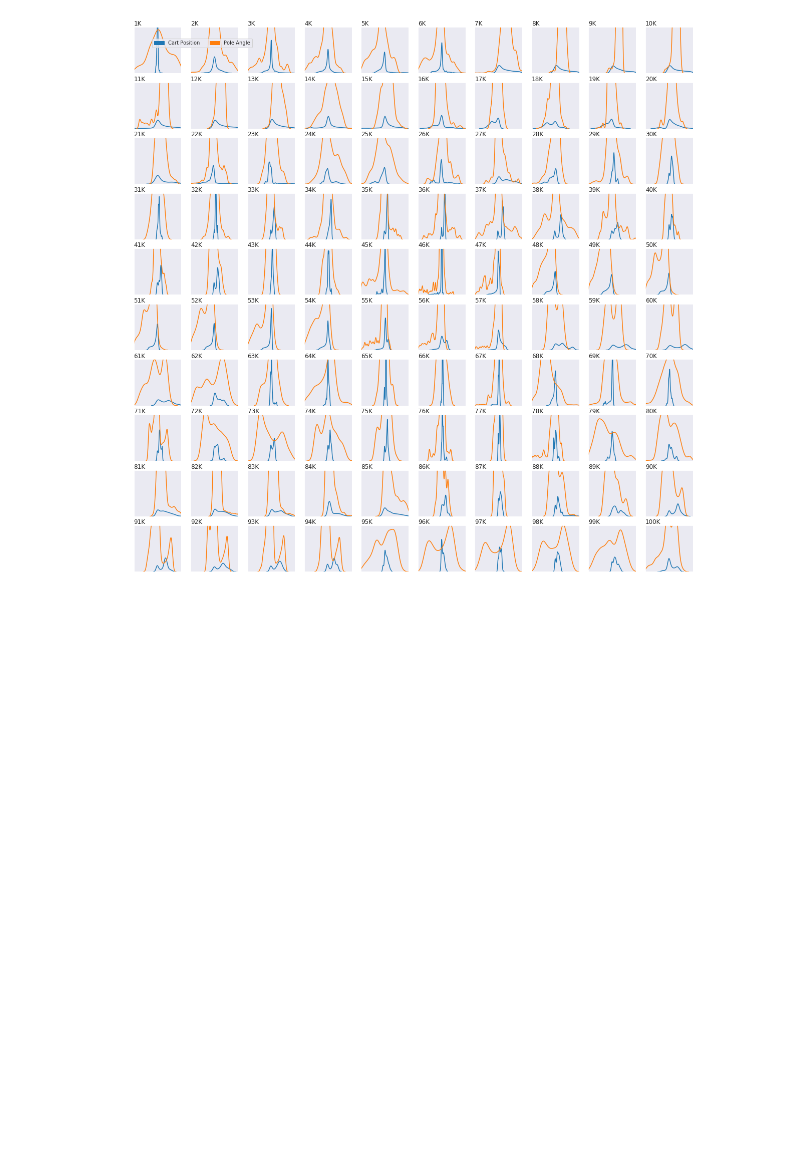
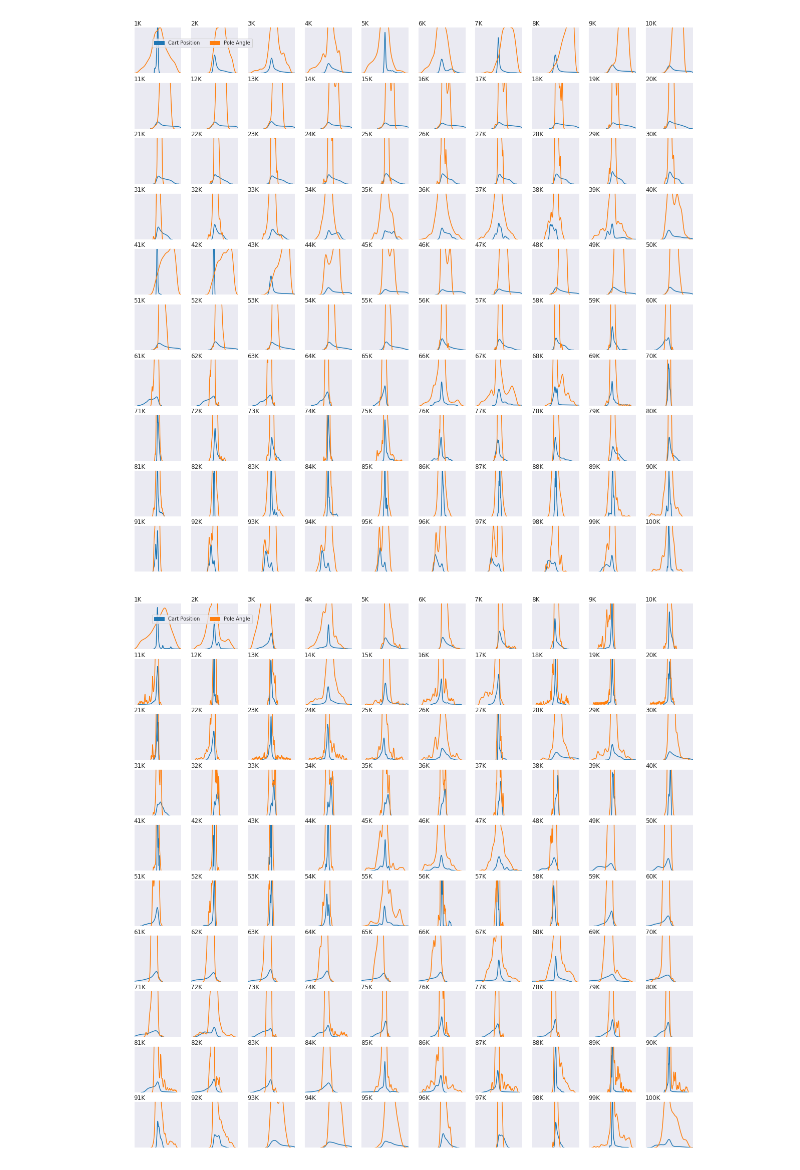
Before and after one commit to 5mali/dqn_cartpole, a Jupyter notebook: mem_analysis.ipynb, the cells around one changed output. Drawn from its saved outputs; the diff is of its cells as text; code cells hidden in the pictures; blank space fills up the shorter version.

Commit message:
kde plots and gif animation

```diff
--- a/mem_analysis.ipynb
+++ b/mem_analysis.ipynb
@@ -53,8 +53,8 @@ def state_distributions(log_name):
     cart_pos_max = 2.4
     cart_pos_min = -2.4
 
-    pole_ang_max = 12 * 2 * np.pi / 360
-    pole_ang_min = -12 * 2 * np.pi / 360
+    pole_ang_max = 15 * 2 * np.pi / 360
+    pole_ang_min = -15 * 2 * np.pi / 360
 
     ymax = 5 # max y-value
 
@@ -70,6 +70,7 @@ def state_distributions(log_name):
         col = i % subplot_span # modulo division
         ax_cart_pos = axes[row, col]
         ax_cart_pos.set_ylim([0,ymax])
+#         ax_cart_pos.set_title((str(i+1)+'K'),loc = 'left')
 
         ax_pole_ang = ax_cart_pos.twiny()
         ax_pole_ang.get_xaxis().set_visible(False)
@@ -83,14 +84,7 @@ def state_distributions(log_name):
 
         pole_ang_density_plot = sns.kdeplot(pole_ang[start:start+block_size], ax=ax_pole_ang, color=palette[1], label='Pole Angle', legend=False)
         pole_ang_density_plot.set_xlim(pole_ang_min, pole_ang_max)
-
-        ax_cart_pos.set_title((str(i+1)+'K'),loc = 'left', pad = -20) # padding of -20 to print title within the figure
-
-#     lines = [cart_pos_density_plot, pole_ang_density_plot]
-#     labels = ['Cart Position', 'Pole Angle']
-#     fig.legend((cart_pos_density_plot, pole_ang_density_plot),
-#                ('Cart Position', 'Pole Angle'),
-#                'upper left' )
+        pole_ang_density_plot.set_title((str(i+1)+'K'),loc = 'left',pad=-20)
 
 
     cart_pos = mpatches.Patch(color=palette[0], label='Cart Position')
@@ -115,7 +109,12 @@ def state_distributions(log_name):
 
 # 'DuD2QN_DuD2QN_Naive_1000_freq_100_324267_04170223'
 # 'DuD2QN-PER_DuD2QN_NaivePER_1000_freq_100_324267_04165910'
-# %%
-state_distributions('DQN_DQN_Naive_1000_freq_100_324267_04171233')
-# %% [output]
-[figure, removed]
+# %%
+exp1 = 'D1QN_D1QN_Naive_1000_freq_100_324267_04171400'
+exp2 = 'D1QN-PER_D1QN_NaivePER_1000_freq_100_324267_04164957'
+# %%
+state_distributions(exp1)
+state_distributions(exp2)
+# %% [output]
+[figure, added]
+[figure, added]
```
Also changed, not shown: parts of 5 cells of this notebook.
